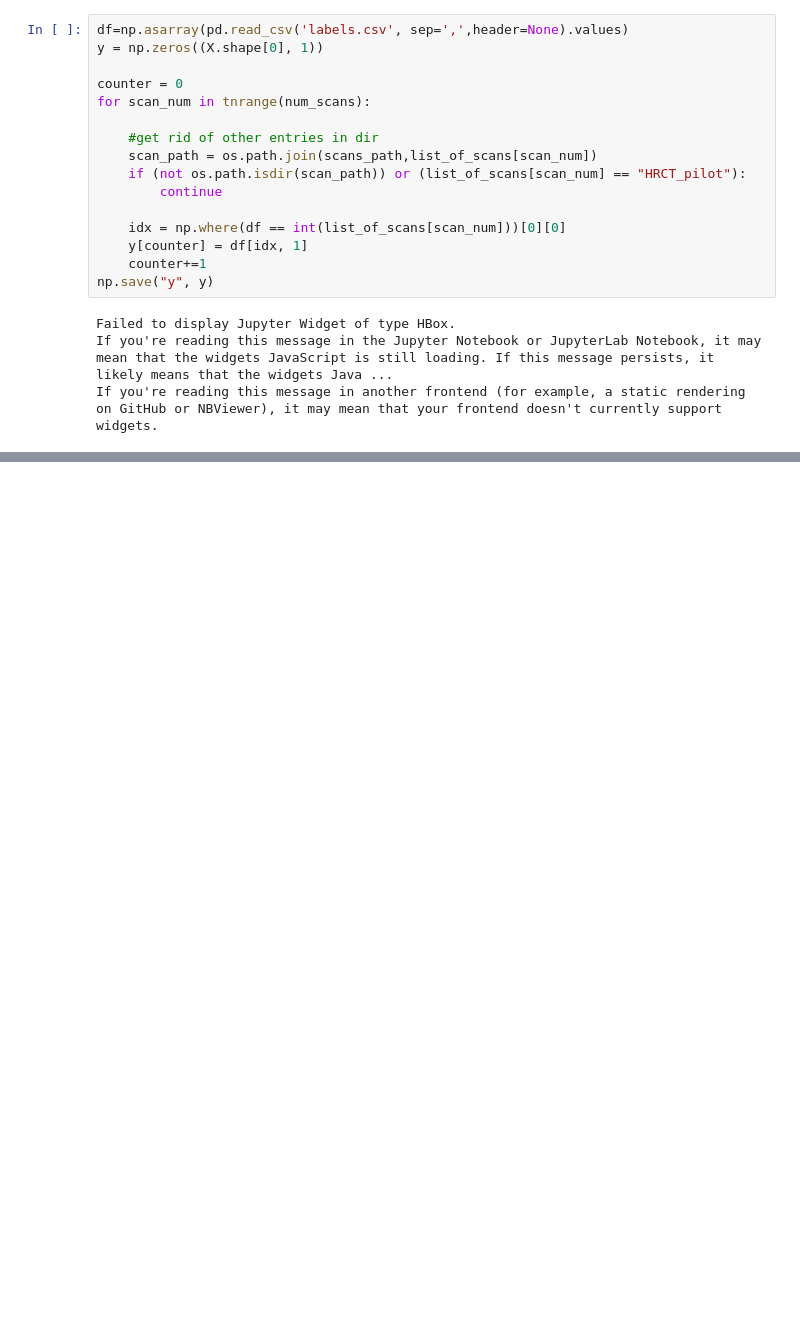
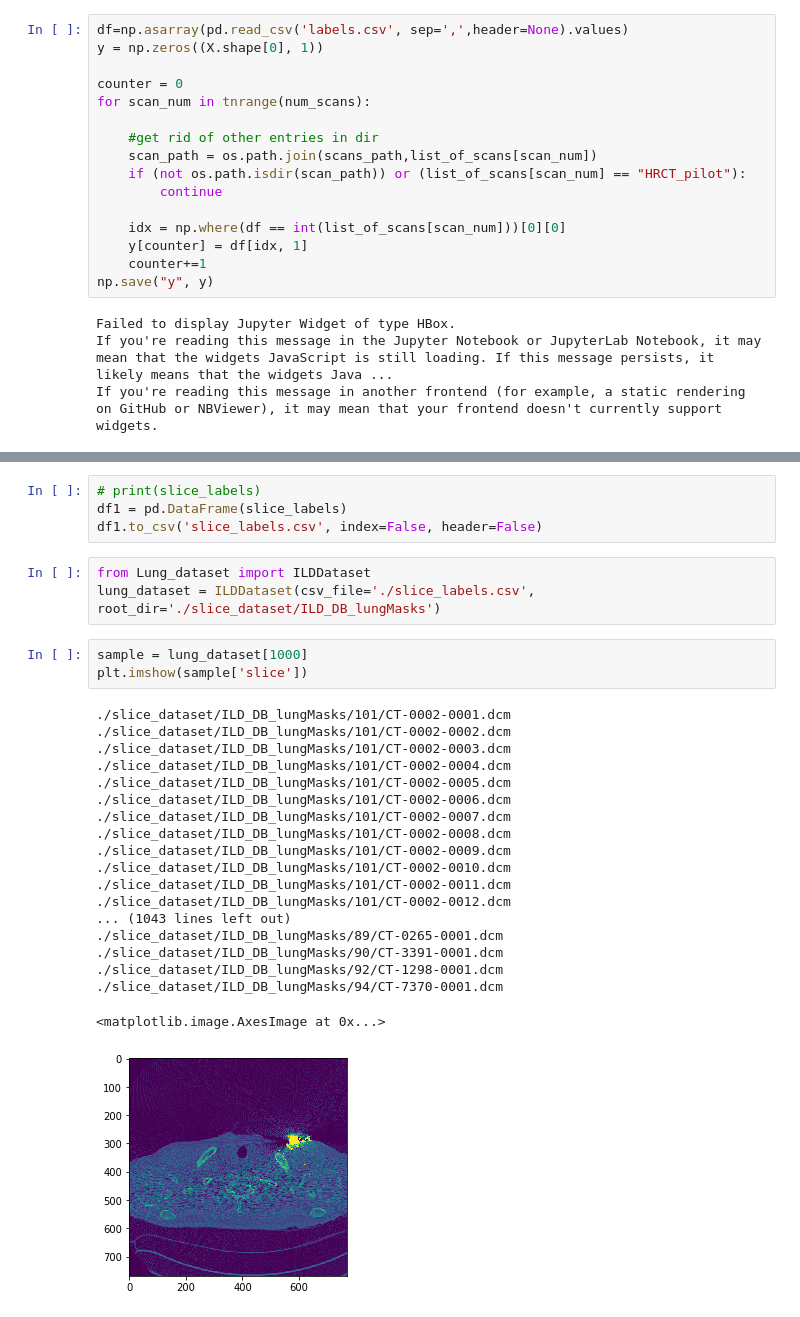
Before and after one commit to magdyksaleh/cs231n_bmi260_project, a Jupyter notebook: Get_data.ipynb, the cells around one changed output, grey strips where cells are left out. Saved outputs shown, nothing was run; the diff lists cells and outputs as text; blank space fills up the shorter version.

Commit message:
Implemented the Lung dataset

```diff
--- a/Get_data.ipynb
+++ b/Get_data.ipynb
@@ -111,0 +140,30 @@ If you're reading this message in another frontend (for example, a static render
+# %%
+# print(slice_labels)
+df1 = pd.DataFrame(slice_labels)
+df1.to_csv('slice_labels.csv', index=False, header=False)
+# %%
+from Lung_dataset import ILDDataset
+lung_dataset = ILDDataset(csv_file='./slice_labels.csv', root_dir='./slice_dataset/ILD_DB_lungMasks')
+# %%
+sample = lung_dataset[1000]
+plt.imshow(sample['slice'])
+# %% [output]
+./slice_dataset/ILD_DB_lungMasks/101/CT-0002-0001.dcm
+./slice_dataset/ILD_DB_lungMasks/101/CT-0002-0002.dcm
+./slice_dataset/ILD_DB_lungMasks/101/CT-0002-0003.dcm
+./slice_dataset/ILD_DB_lungMasks/101/CT-0002-0004.dcm
+./slice_dataset/ILD_DB_lungMasks/101/CT-0002-0005.dcm
+./slice_dataset/ILD_DB_lungMasks/101/CT-0002-0006.dcm
+./slice_dataset/ILD_DB_lungMasks/101/CT-0002-0007.dcm
+./slice_dataset/ILD_DB_lungMasks/101/CT-0002-0008.dcm
+./slice_dataset/ILD_DB_lungMasks/101/CT-0002-0009.dcm
+./slice_dataset/ILD_DB_lungMasks/101/CT-0002-0010.dcm
+./slice_dataset/ILD_DB_lungMasks/101/CT-0002-0011.dcm
+./slice_dataset/ILD_DB_lungMasks/101/CT-0002-0012.dcm
+... (1043 lines left out)
+./slice_dataset/ILD_DB_lungMasks/89/CT-0265-0001.dcm
+./slice_dataset/ILD_DB_lungMasks/90/CT-3391-0001.dcm
+./slice_dataset/ILD_DB_lungMasks/92/CT-1298-0001.dcm
+./slice_dataset/ILD_DB_lungMasks/94/CT-7370-0001.dcm
+<matplotlib.image.AxesImage at 0x...>
+[figure, added]
```
Also changed, not shown: parts of 1 cell of this notebook, 4 other files.
